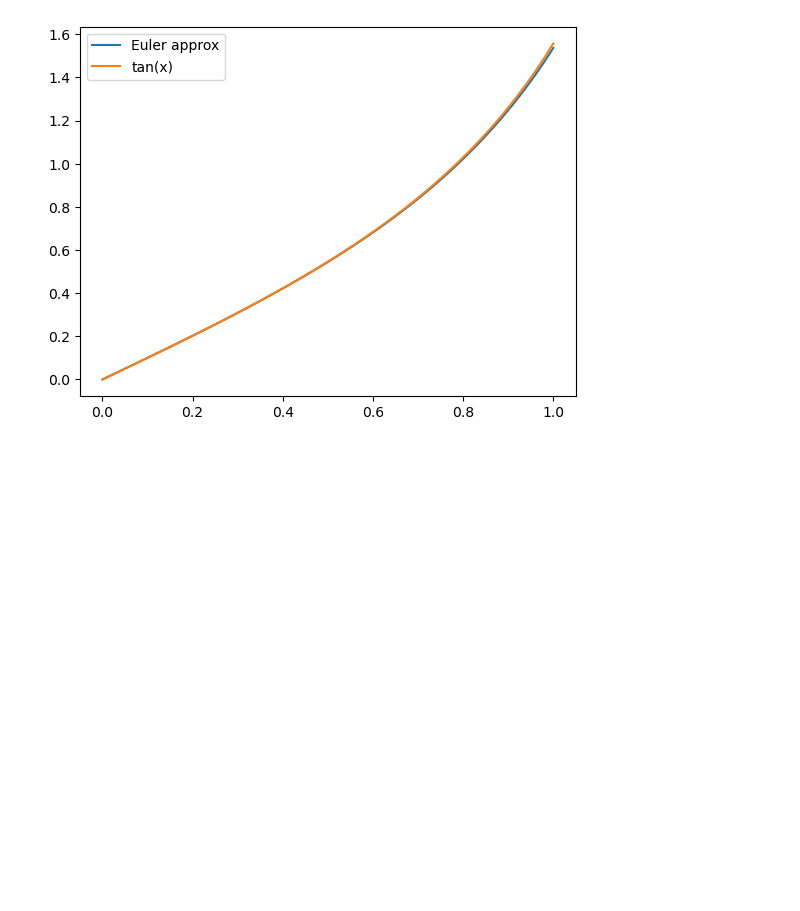
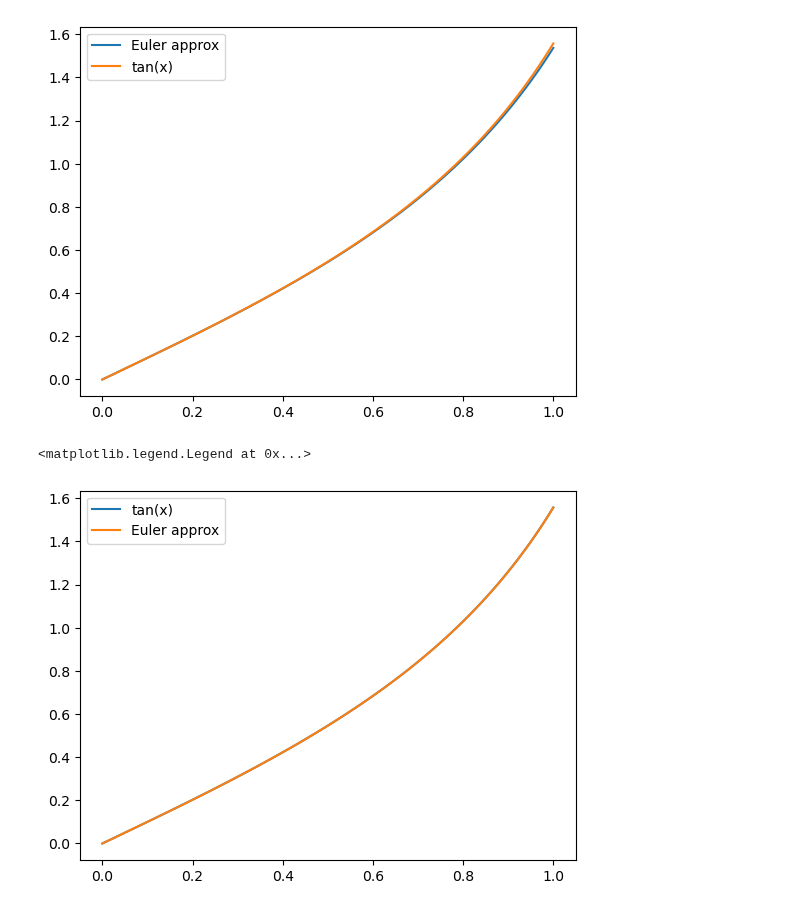
Before and after one commit to kparrine/Computational_Astro, a Jupyter notebook: C3/C3.ipynb, the cells around one changed output. Cells and saved outputs as stored; diff of their text form; code cells hidden in the pictures; blank space fills up the shorter version.

```diff
--- a/C3/C3.ipynb
+++ b/C3/C3.ipynb
@@ -2,7 +2,7 @@
 import numpy as np
 import matplotlib.pyplot as plt
 # %%
-def func(y):
+def func(x,y):
     return y**2+1
 
 def E_Method(xi, yi, h=0.01, steps=100):
@@ -13,8 +13,7 @@ def E_Method(xi, yi, h=0.01, steps=100):
     y_vals = [yi]
 
     for i in range(steps):
-
-        y_new = yi + h * func(yi)
+        y_new = yi + h * func(x=0,y=yi)
         x_new = xi + h
 
         yi = y_new
@@ -32,3 +31,36 @@ plt.legend()
 # %% [output]
 <matplotlib.legend.Legend at 0x...>
 [figure]
+# %%
+def RK4(xi, yi, h=0.01, steps=100):
+    '''
+    h = step size (default = 0.01), steps = number of steps to go for loop (default = 100).
+    '''
+
+    x_vals = [xi]
+    y_vals = [yi]
+
+    for i in range(steps):
+        k1 = func(xi,yi)
+        k2 = func(xi+(h/2), yi+k1*(h/2))
+        k3 = func(xi+(h/2),yi+k2*(h/2))
+        k4 = func(xi+h,yi+k3*h)
+
+        y_new = yi + (h/6)*(k1+2*k2+2*k3+k4)
+        x_new = xi + h
+
+        yi = y_new
+        xi = x_new
+
+        x_vals.append(xi)
+        y_vals.append(yi)
+
+    return np.array(x_vals), np.array(y_vals)
+# %%
+x_vals, y_vals = RK4(xi=0,yi=0)
+plt.plot(x_vals,np.tan(x_vals),label = "tan(x)")
+plt.plot(x_vals,y_vals, label="Euler approx")
+plt.legend()
+# %% [output]
+<matplotlib.legend.Legend at 0x...>
+[figure, added]
```
